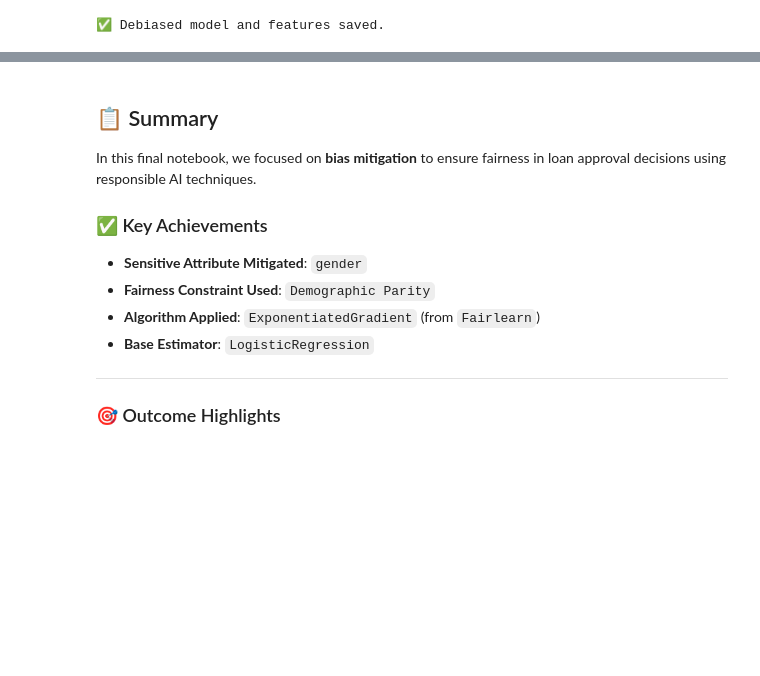
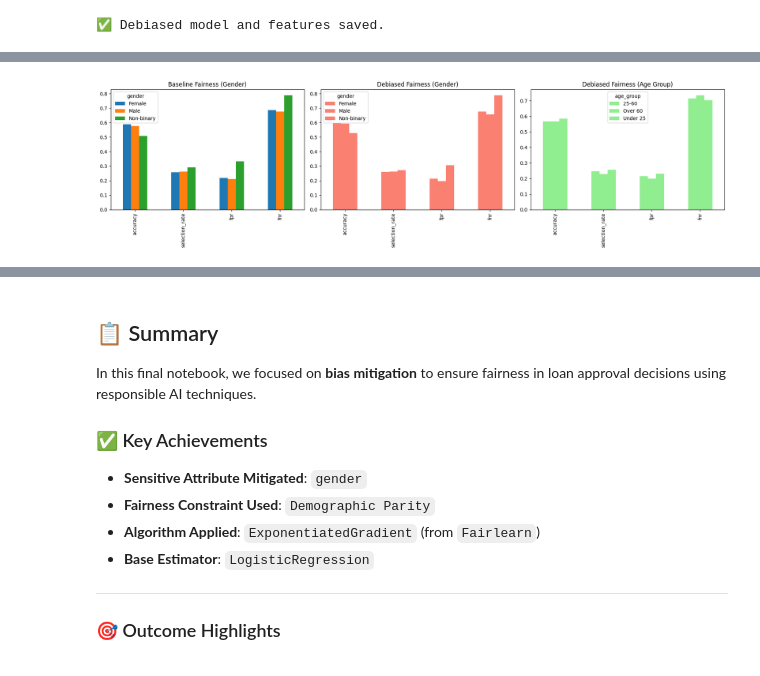
Before and after one commit to RajatShinde3/FairLoans, a Jupyter notebook: notebooks/03_mitigate.ipynb, the cells around one changed output, grey strips where cells are left out. Saved outputs shown, nothing was run; the diff lists cells and outputs as text; code cells hidden in the pictures; blank space fills up the shorter version.

```diff
--- a/notebooks/03_mitigate.ipynb
+++ b/notebooks/03_mitigate.ipynb
@@ -142,0 +187,47 @@ print("✅ Debiased model and features saved.")
+# %%
+from fairlearn.reductions import ExponentiatedGradient, DemographicParity
+from fairlearn.metrics import MetricFrame, selection_rate, false_positive_rate, false_negative_rate
+from sklearn.metrics import accuracy_score
+
+# Reuse the original df and X_train
+sensitive_attr_age = df.loc[X_train.index, "age_group"]
+
+mitigator_age = ExponentiatedGradient(
+    estimator=LogisticRegression(solver="liblinear"),
+    constraints=DemographicParity()
+)
+
+mitigator_age.fit(X_train, y_train, sensitive_features=sensitive_attr_age)
+y_pred_age_fair = mitigator_age.predict(X_test)
+
+# Add predictions to df_test
+df_test["y_pred_age_fair"] = y_pred_age_fair
+
+# Compute MetricFrame for age_group
+mf_age_fair = MetricFrame(
+    metrics={
+        "accuracy": accuracy_score,
+        "selection_rate": selection_rate,
+        "fpr": false_positive_rate,
+        "fnr": false_negative_rate
+    },
+    y_true=df_test["y_true"],
+    y_pred=df_test["y_pred_age_fair"],
+    sensitive_features=df_test["age_group"]
+)
+# %%
+fig, ax = plt.subplots(1, 3, figsize=(18, 5))
+
+mf.by_group.T.plot(kind="bar", ax=ax[0])
+ax[0].set_title("Baseline Fairness (Gender)")
+
+mf_fair.by_group.T.plot(kind="bar", color="salmon", ax=ax[1])
+ax[1].set_title("Debiased Fairness (Gender)")
+
+mf_age_fair.by_group.T.plot(kind="bar", color="lightgreen", ax=ax[2])
+ax[2].set_title("Debiased Fairness (Age Group)")
+
+plt.tight_layout()
+plt.show()
+# %% [output]
+[figure, added]
```
Also changed, not shown: parts of 5 cells of this notebook, 4 other files.
